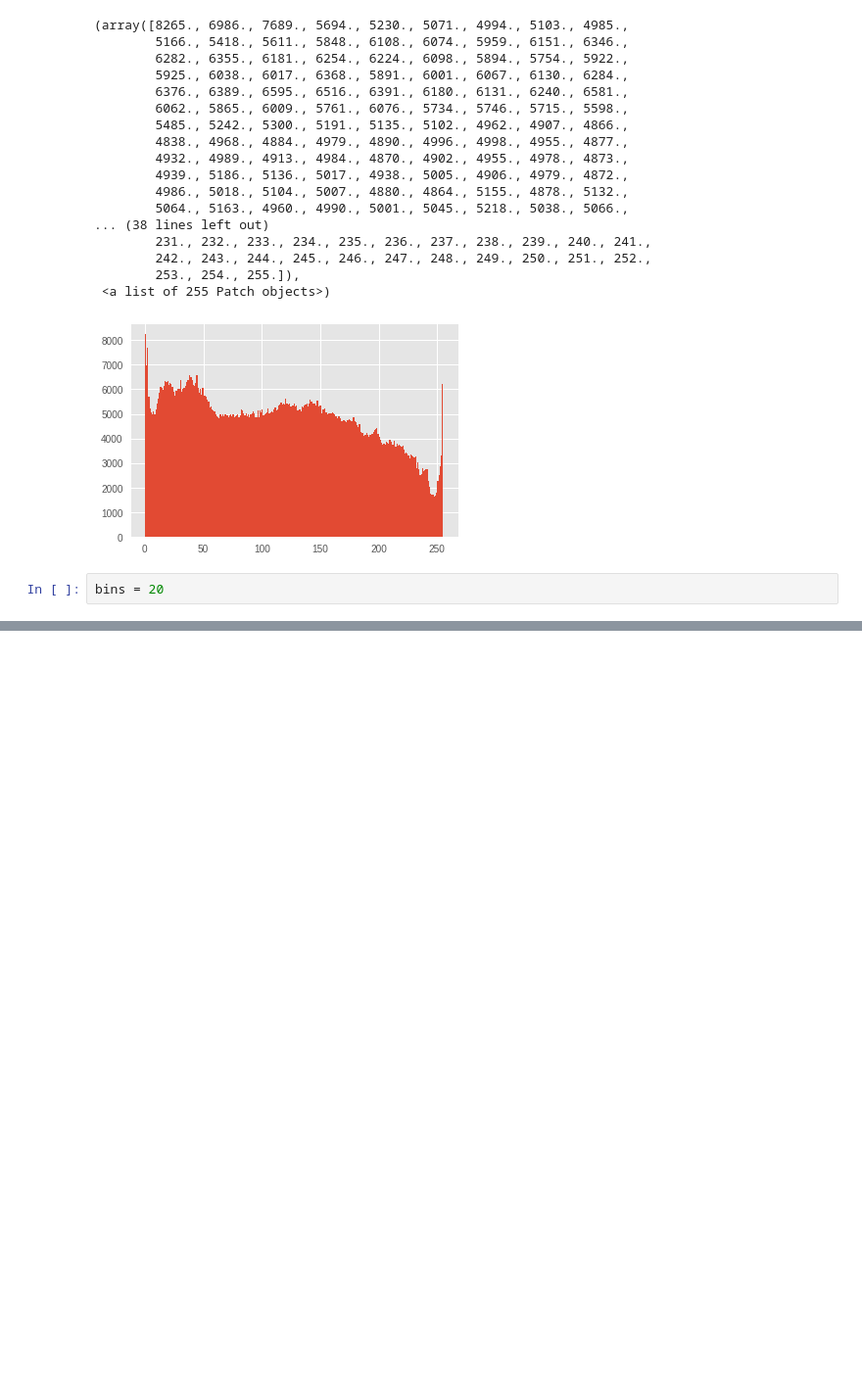
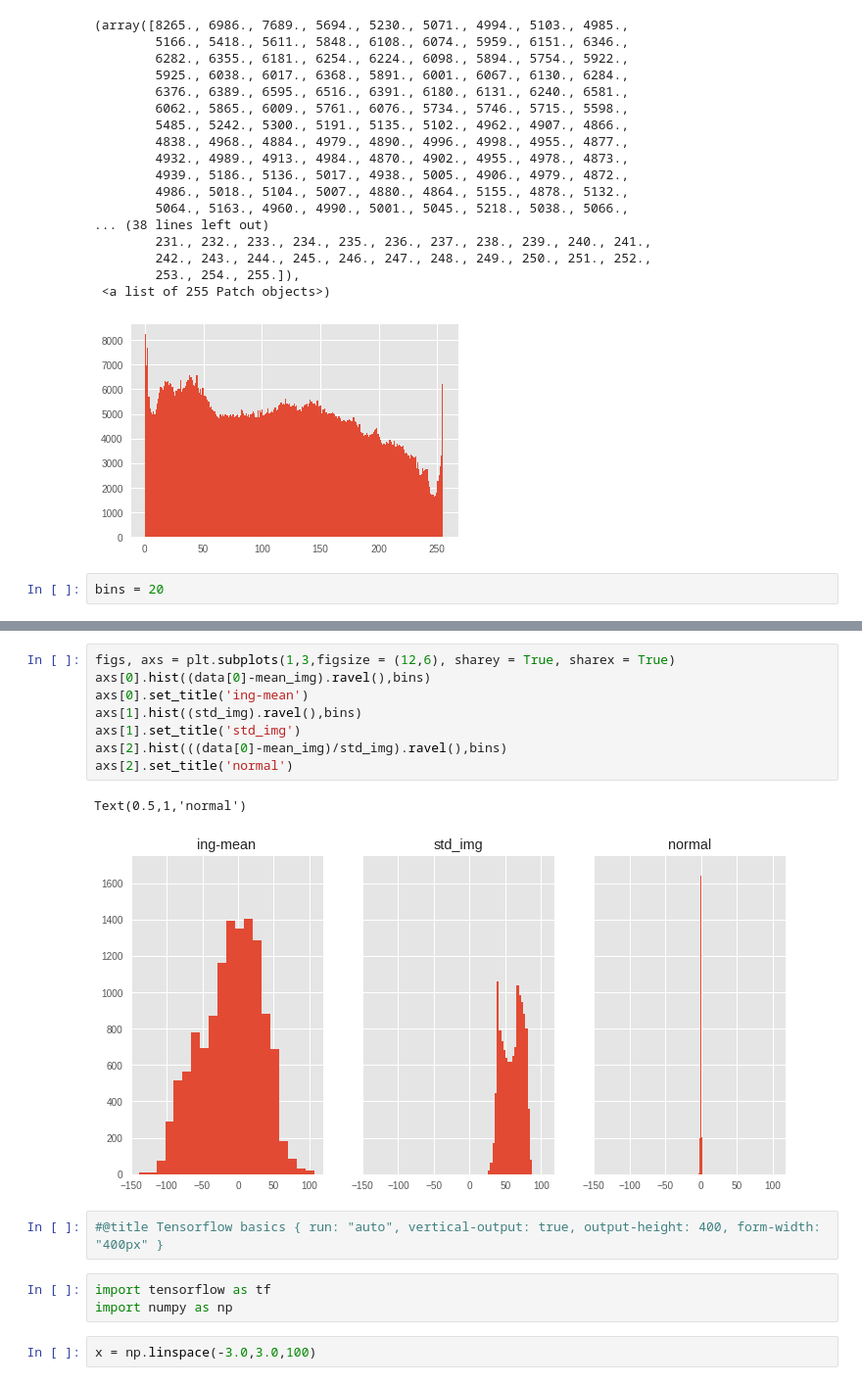
Before and after one commit to sg1791/Kadenze_Image_dataset_processing, a Jupyter notebook: Kadenze_celebface_dataset.ipynb, the cells around one changed output, grey strips where cells are left out. Shown: that part at 98% size. Drawn from its saved outputs; the diff is of its cells as text; blank space fills up the shorter version.

```diff
--- a/Kadenze_celebface_dataset.ipynb
+++ b/Kadenze_celebface_dataset.ipynb
@@ -308,0 +272,18 @@ Text(0.5,1,'normal')
+# %%
+figs, axs = plt.subplots(1,3,figsize = (12,6), sharey = True, sharex = True)
+axs[0].hist((data[0]-mean_img).ravel(),bins)
+axs[0].set_title('ing-mean')
+axs[1].hist((std_img).ravel(),bins)
+axs[1].set_title('std_img')
+axs[2].hist(((data[0]-mean_img)/std_img).ravel(),bins)
+axs[2].set_title('normal')
+# %% [output]
+Text(0.5,1,'normal')
+[figure, added]
+# %%
+#@title Tensorflow basics { run: "auto", vertical-output: true, output-height: 400, form-width: "400px" }
+# %%
+import tensorflow as tf
+import numpy as np
+# %%
+x = np.linspace(-3.0,3.0,100)
```
Also changed, not shown: parts of 38 cells of this notebook.
